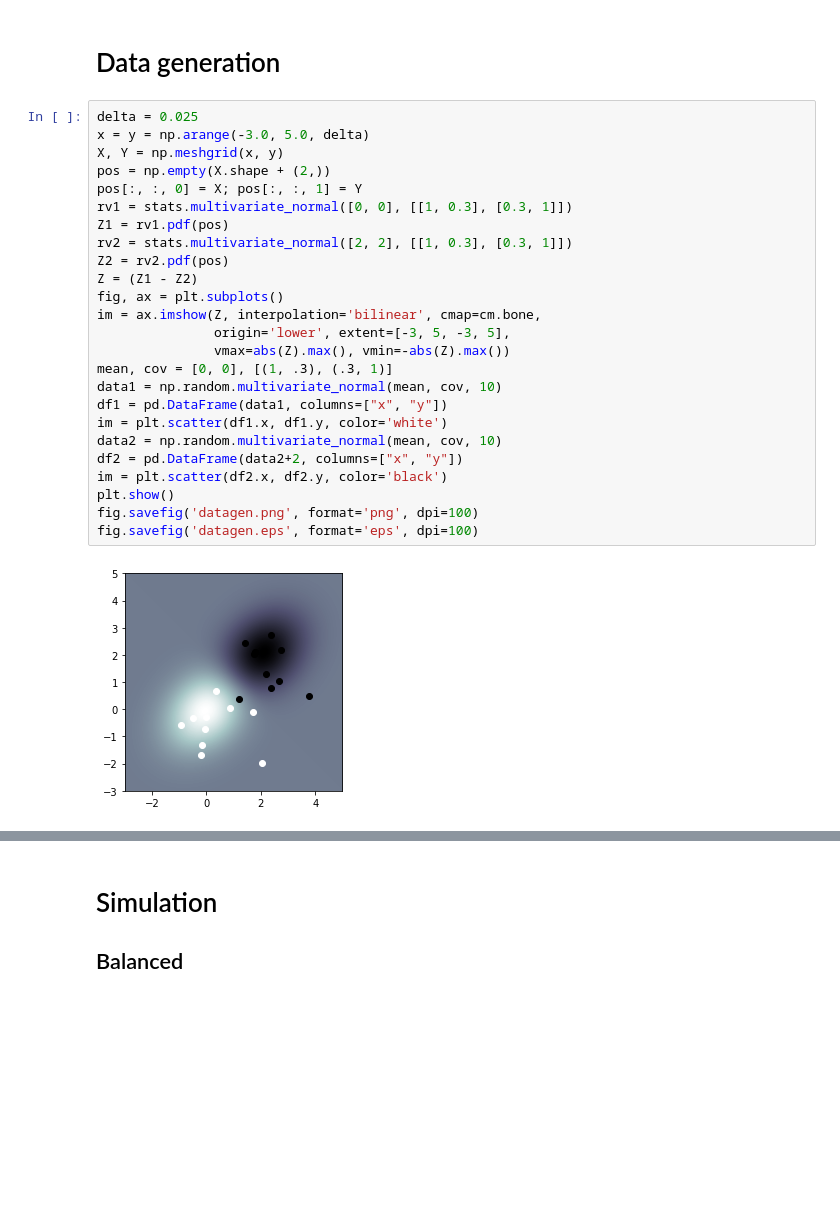
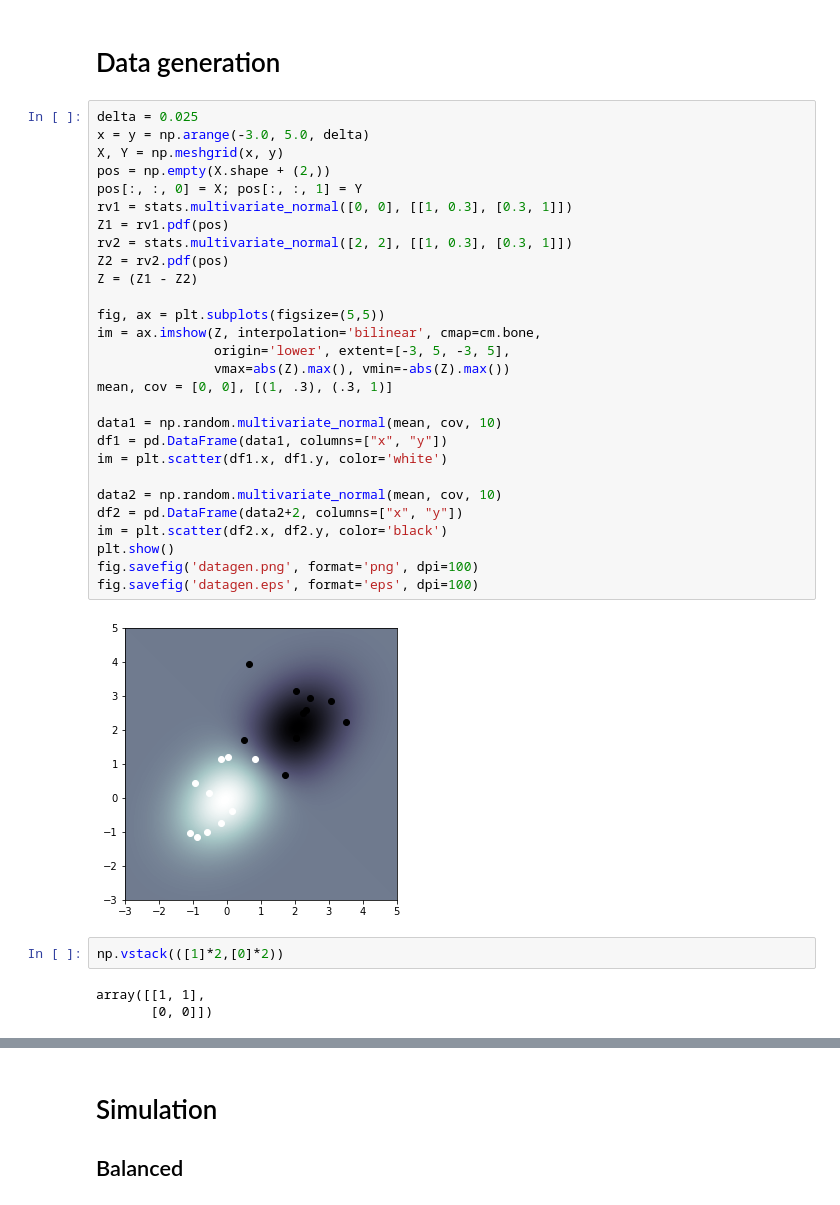
Before and after one commit to JasonZhang0619/LDAS, a Jupyter notebook: simulation_plot.ipynb, the cells around one changed output, grey strips where cells are left out. Saved outputs shown, nothing was run; the diff lists cells and outputs as text; blank space fills up the shorter version.

```diff
--- a/simulation_plot.ipynb
+++ b/simulation_plot.ipynb
@@ -13,27 +13,35 @@ from matplotlib.patches import PathPatch
 # %%
 delta = 0.025
 x = y = np.arange(-3.0, 5.0, delta)
 X, Y = np.meshgrid(x, y)
 pos = np.empty(X.shape + (2,))
 pos[:, :, 0] = X; pos[:, :, 1] = Y
 rv1 = stats.multivariate_normal([0, 0], [[1, 0.3], [0.3, 1]])
 Z1 = rv1.pdf(pos)
 rv2 = stats.multivariate_normal([2, 2], [[1, 0.3], [0.3, 1]])
 Z2 = rv2.pdf(pos)
 Z = (Z1 - Z2)
-fig, ax = plt.subplots()
+
+fig, ax = plt.subplots(figsize=(5,5))
 im = ax.imshow(Z, interpolation='bilinear', cmap=cm.bone,
                origin='lower', extent=[-3, 5, -3, 5],
                vmax=abs(Z).max(), vmin=-abs(Z).max())
 mean, cov = [0, 0], [(1, .3), (.3, 1)]
+
 data1 = np.random.multivariate_normal(mean, cov, 10)
 df1 = pd.DataFrame(data1, columns=["x", "y"])
 im = plt.scatter(df1.x, df1.y, color='white')
+
 data2 = np.random.multivariate_normal(mean, cov, 10)
 df2 = pd.DataFrame(data2+2, columns=["x", "y"])
 im = plt.scatter(df2.x, df2.y, color='black')
 plt.show()
 fig.savefig('datagen.png', format='png', dpi=100)
 fig.savefig('datagen.eps', format='eps', dpi=100)
 # %% [output]
-[figure, old version]
+[figure, new version]
+# %%
+np.vstack(([1]*2,[0]*2))
+# %% [output]
+array([[1, 1],
+       [0, 0]])
```
Also changed, not shown: parts of 3 cells of this notebook.
